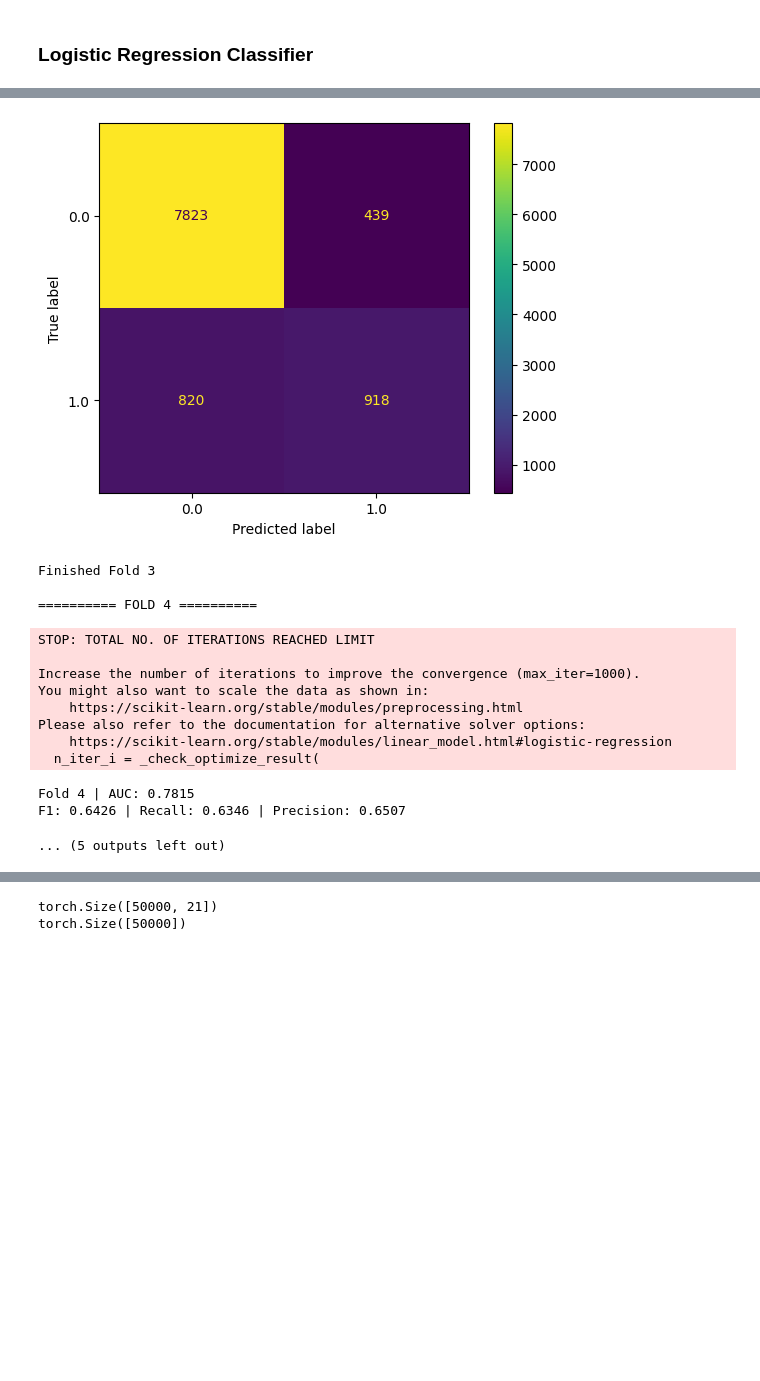
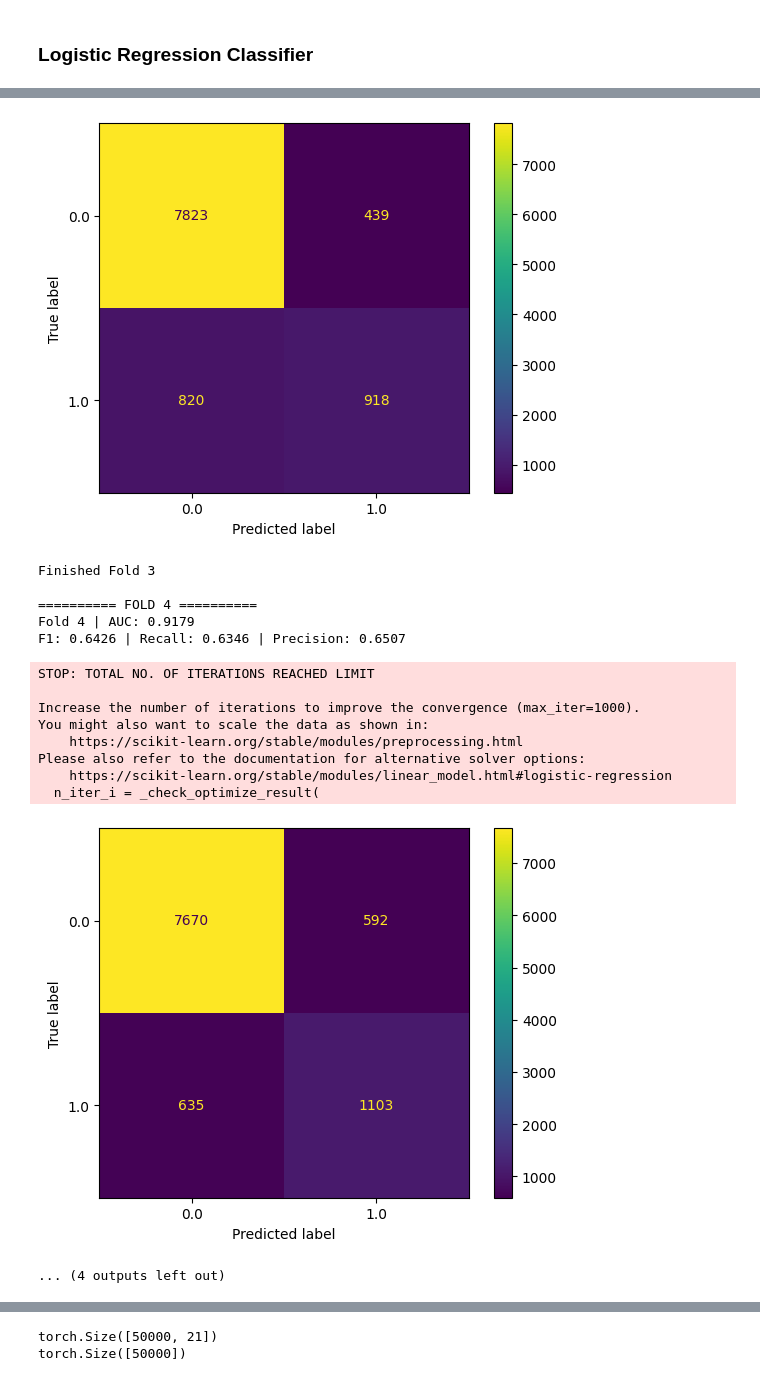
Before and after one commit to YWY2002/E-vehicle-purchase-prediction, a Jupyter notebook: baseline.ipynb, the cells around one changed output, grey strips where cells are left out. Drawn from its saved outputs; the diff is of its cells as text; code cells hidden in the pictures; blank space fills up the shorter version.

```diff
--- a/baseline.ipynb
+++ b/baseline.ipynb
@@ -47,7 +47,9 @@ for fold, (train_idx, val_idx) in enumerate(skf.split(subset_x, subset_y)):
     model = DummyClassifier(random_state=42, strategy='uniform')
     model.fit(X_train, y_train)
     y_pred = model.predict(X_val)
-    auc = roc_auc_score(y_val, y_pred)
+    y_prob = model.predict_proba(X_val)[:, 1]
+
+    auc = roc_auc_score(y_val, y_prob)
     f1 = f1_score(y_val, y_pred)
     recall = recall_score(y_val, y_pred)
     precision = precision_score(y_val, y_pred)
@@ -118,7 +120,9 @@ for fold, (train_idx, val_idx) in enumerate(skf.split(subset_x, subset_y)):
     model = RandomForestClassifier(random_state=42)
     model.fit(X_train, y_train)
     y_pred = model.predict(X_val)
-    auc = roc_auc_score(y_val, y_pred)
+    y_prob = model.predict_proba(X_val)[:, 1]
+
+    auc = roc_auc_score(y_val, y_prob)
     f1 = f1_score(y_val, y_pred)
     recall = recall_score(y_val, y_pred)
     precision = precision_score(y_val, y_pred)
@@ -189,7 +193,9 @@ for fold, (train_idx, val_idx) in enumerate(skf.split(subset_x, subset_y)):
     model = LogisticRegression(random_state=42, max_iter=1000)
     model.fit(X_train, y_train)
     y_pred = model.predict(X_val)
-    auc = roc_auc_score(y_val, y_pred)
+    y_prob = model.predict_proba(X_val)[:, 1]
+
+    auc = roc_auc_score(y_val, y_prob)
     f1 = f1_score(y_val, y_pred)
     recall = recall_score(y_val, y_pred)
     precision = precision_score(y_val, y_pred)
@@ -243,25 +249,26 @@ Fold 3 | AUC: 0.7375
 F1: 0.5932 | Recall: 0.5282 | Precision: 0.6765
 STOP: TOTAL NO. OF ITERATIONS REACHED LIMIT
 
 Increase the number of iterations to improve the convergence (max_iter=1000).
 You might also want to scale the data as shown in:
     https://scikit-learn.org/stable/modules/preprocessing.html
 Please also refer to the documentation for alternative solver options:
     https://scikit-learn.org/stable/modules/linear_model.html#logistic-regression
   n_iter_i = _check_optimize_result(
 [figure]
 Finished Fold 3
 
 ========== FOLD 4 ==========
+Fold 4 | AUC: 0.9179
+F1: 0.6426 | Recall: 0.6346 | Precision: 0.6507
 STOP: TOTAL NO. OF ITERATIONS REACHED LIMIT
 
 Increase the number of iterations to improve the convergence (max_iter=1000).
 You might also want to scale the data as shown in:
     https://scikit-learn.org/stable/modules/preprocessing.html
 Please also refer to the documentation for alternative solver options:
     https://scikit-learn.org/stable/modules/linear_model.html#logistic-regression
   n_iter_i = _check_optimize_result(
+[figure, added]
-Fold 4 | AUC: 0.7815
-F1: 0.6426 | Recall: 0.6346 | Precision: 0.6507
+... (4 outputs left out)
-... (5 outputs left out)
 # %%
```
Also changed, not shown: parts of 6 cells of this notebook, 3 other files.
